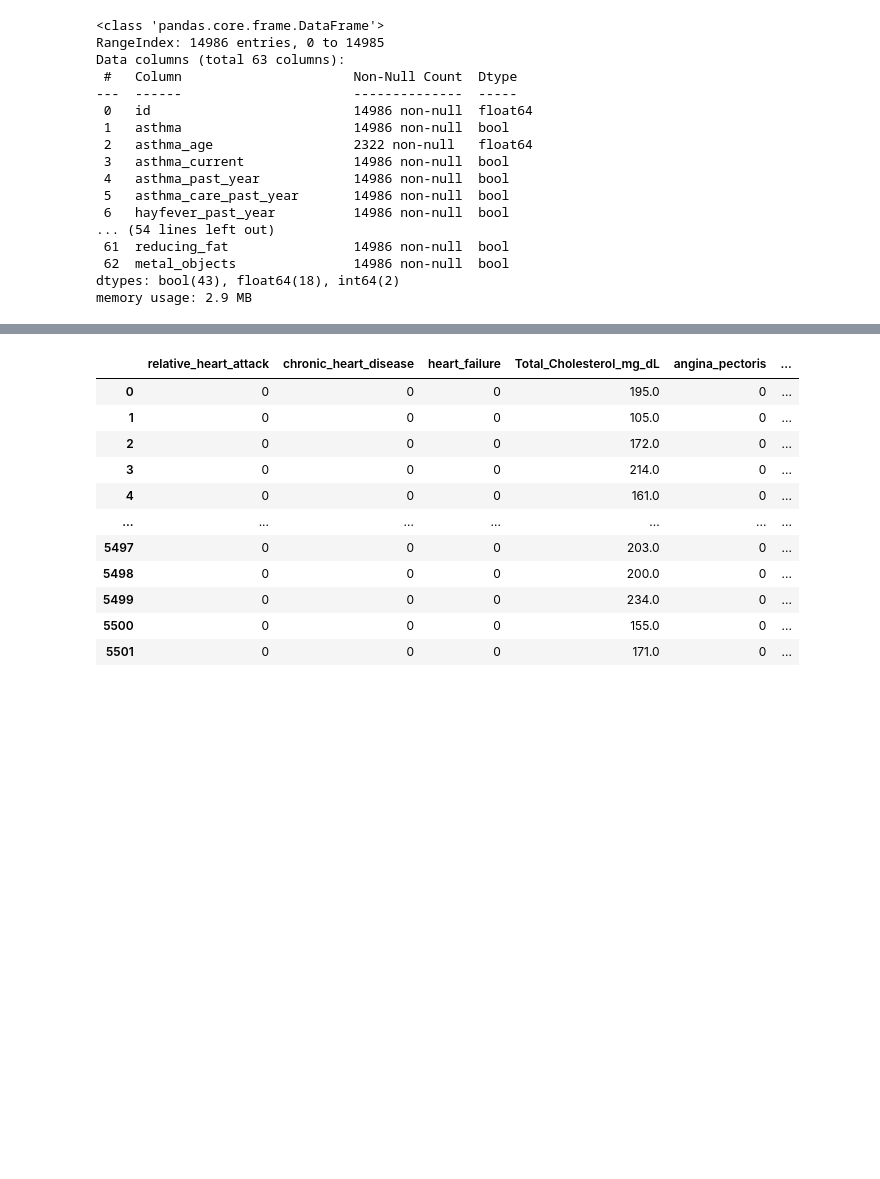
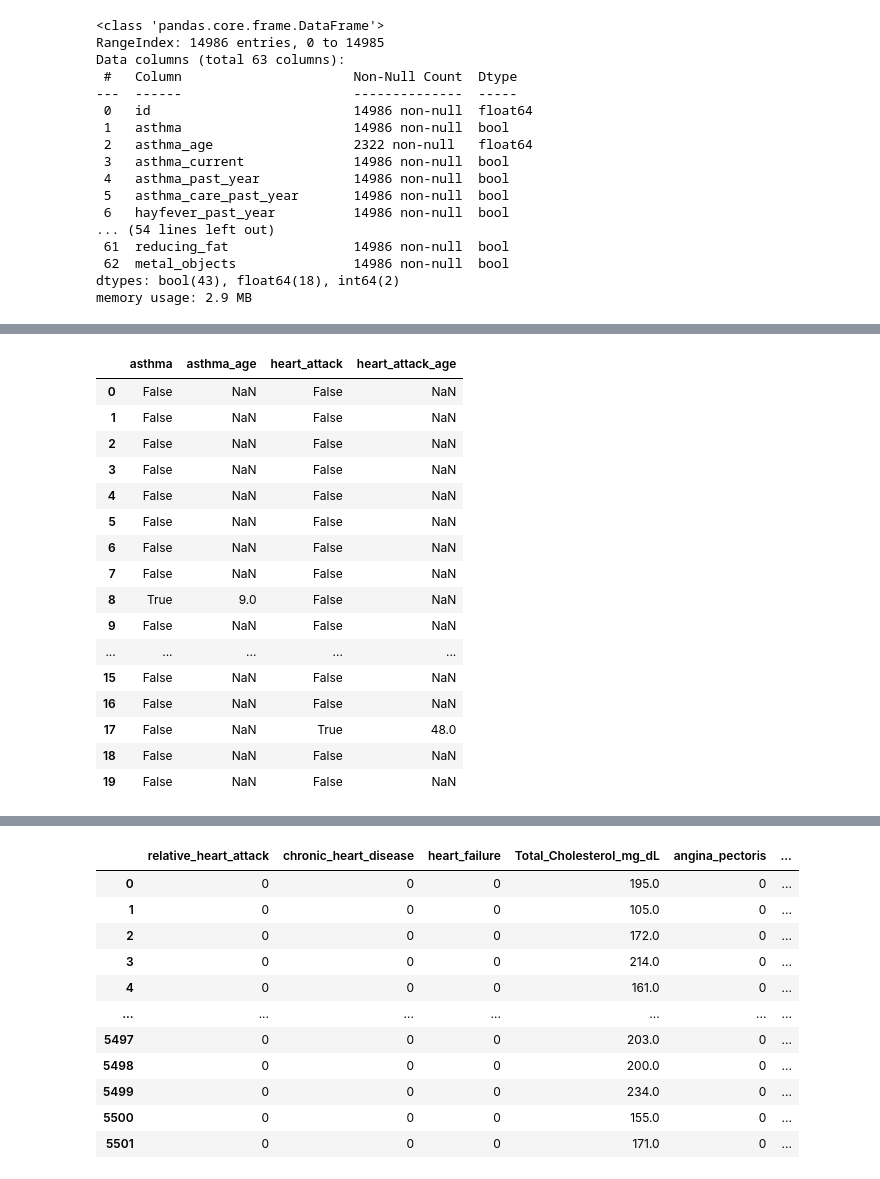
Before and after one commit to equitymarkets/HeartAttackPrediction, a Jupyter notebook: neural_network.ipynb, the cells around one changed output, grey strips where cells are left out. Saved outputs shown, nothing was run; the diff lists cells and outputs as text; code cells hidden in the pictures; blank space fills up the shorter version.

```diff
--- a/neural_network.ipynb
+++ b/neural_network.ipynb
@@ -183,7 +184,3 @@ dtypes: bool(43), float64(18), int64(2)
 memory usage: 2.9 MB
 # %%
 # xyz.to_csv("/content/drive/MyDrive/xyz.csv")
-# %%
-health_df['both_nonzero'] = (health_df['asthma'] != False) & (health_df['heart_attack'] != False)
-result = health_df[health_df['both_nonzero']]
-len(result)
@@ -216,6 +186,0 @@ raw_health_df.to_csv("/content/drive/MyDrive/all.csv")
-# %%
-health_df = raw_health_df[['heart_attack','heart_attack_age', 'max_age', 'age_chronic_heart_disease', 'angina_pectoris_age', 'heart_failure_age', 'asthma_age', 'stroke_age']].copy()
-
-
-
-health_df
@@ -269,3 +211,25 @@ dtype: int64
+# %%
+# Get dummies if needed
+number_health_df = pd.get_dummies(neural_net_tester)
+number_health_df.head(20)
+# %% [output]
+|  | asthma | asthma_age | heart_attack | heart_attack_age |
+| 0 | False | NaN | False | NaN |
+| 1 | False | NaN | False | NaN |
+| 2 | False | NaN | False | NaN |
+| 3 | False | NaN | False | NaN |
+| 4 | False | NaN | False | NaN |
+| 5 | False | NaN | False | NaN |
+| 6 | False | NaN | False | NaN |
+| 7 | False | NaN | False | NaN |
+| 8 | True | 9.0 | False | NaN |
+| 9 | False | NaN | False | NaN |
+| ... | ... | ... | ... | ... |
+| 15 | False | NaN | False | NaN |
+| 16 | False | NaN | False | NaN |
+| 17 | False | NaN | True | 48.0 |
+| 18 | False | NaN | False | NaN |
+| 19 | False | NaN | False | NaN |
 # %%
 #STOP running cells here and skip to model
 #------------------------------------------------------------------------Original--#
```
Also changed, not shown: parts of 24 cells of this notebook.
